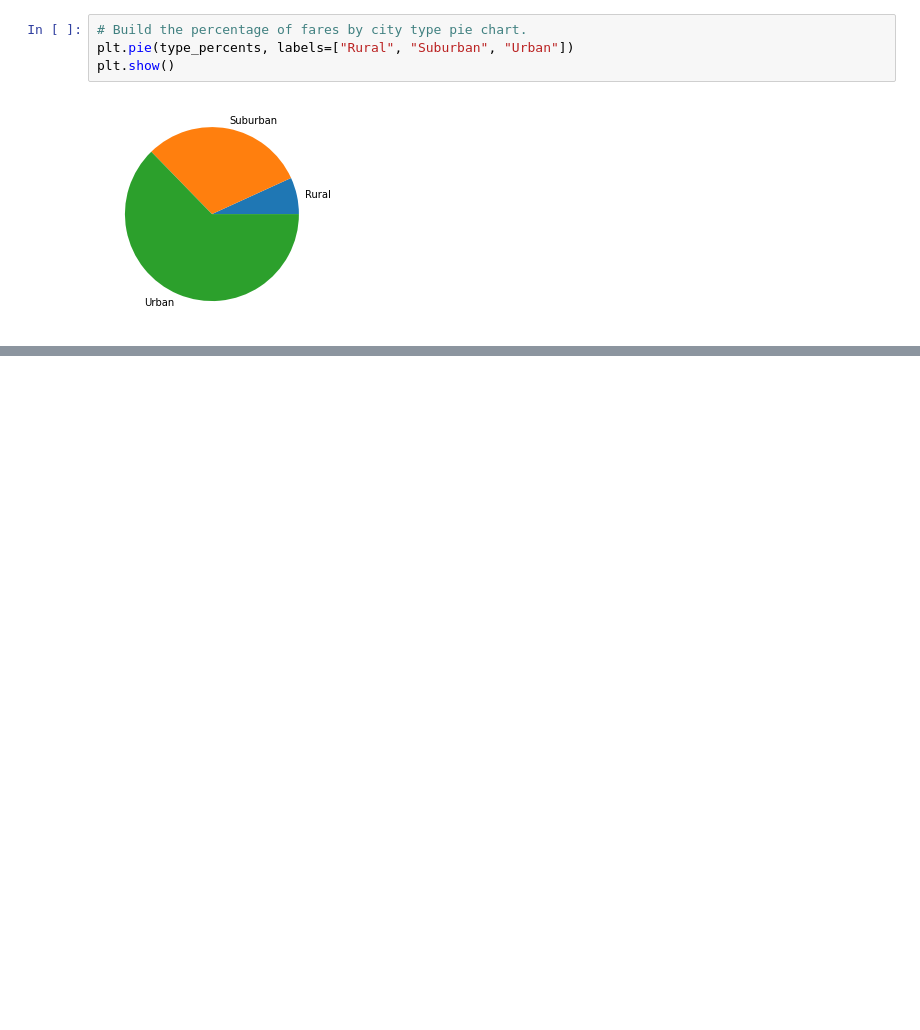
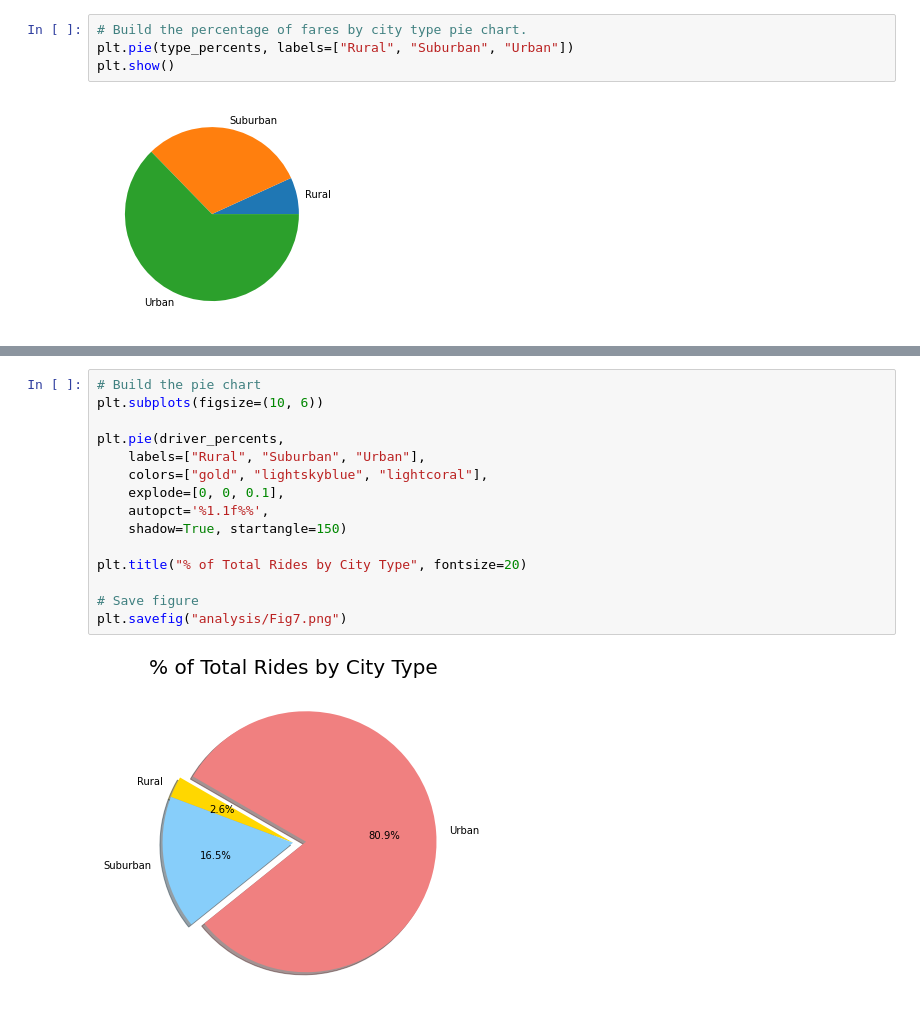
Before and after one commit to jkotcher/PyBer_Analysis, a Jupyter notebook: PyBer.ipynb, the cells around one changed output, grey strips where cells are left out. Cells and saved outputs as stored; diff of their text form; blank space fills up the shorter version.

```diff
--- a/PyBer.ipynb
+++ b/PyBer.ipynb
@@ -629,0 +666,17 @@ plt.savefig("analysis/Fig5.png")
+# %%
+# Build the pie chart
+plt.subplots(figsize=(10, 6))
+
+plt.pie(driver_percents,
+    labels=["Rural", "Suburban", "Urban"],
+    colors=["gold", "lightskyblue", "lightcoral"],
+    explode=[0, 0, 0.1],
+    autopct='%1.1f%%',
+    shadow=True, startangle=150)
+
+plt.title("% of Total Rides by City Type", fontsize=20)
+
+# Save figure
+plt.savefig("analysis/Fig7.png")
+# %% [output]
+[figure, added]
```
Also changed, not shown: parts of 4 cells of this notebook, 3 other files.
